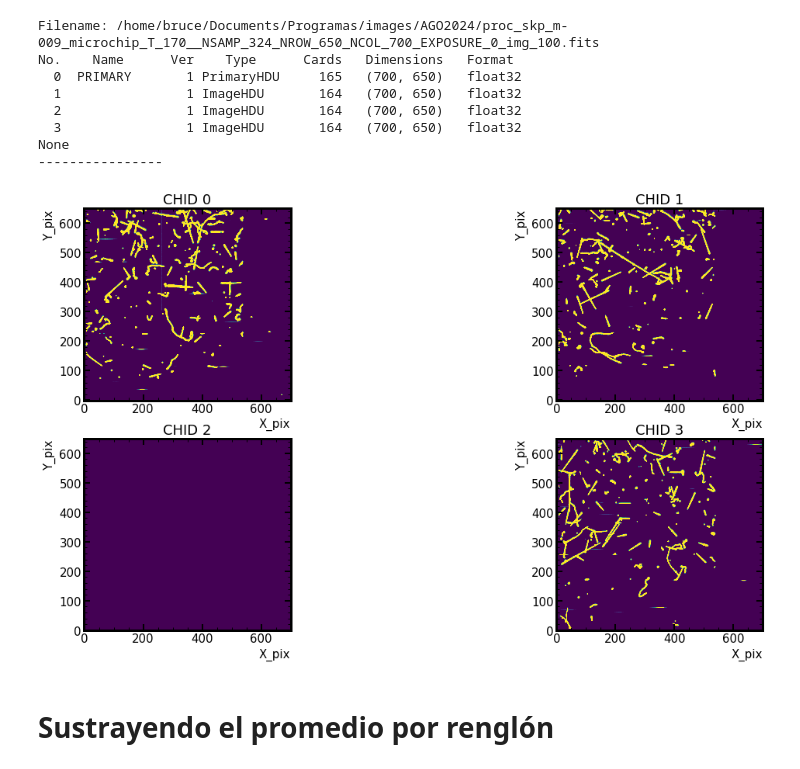
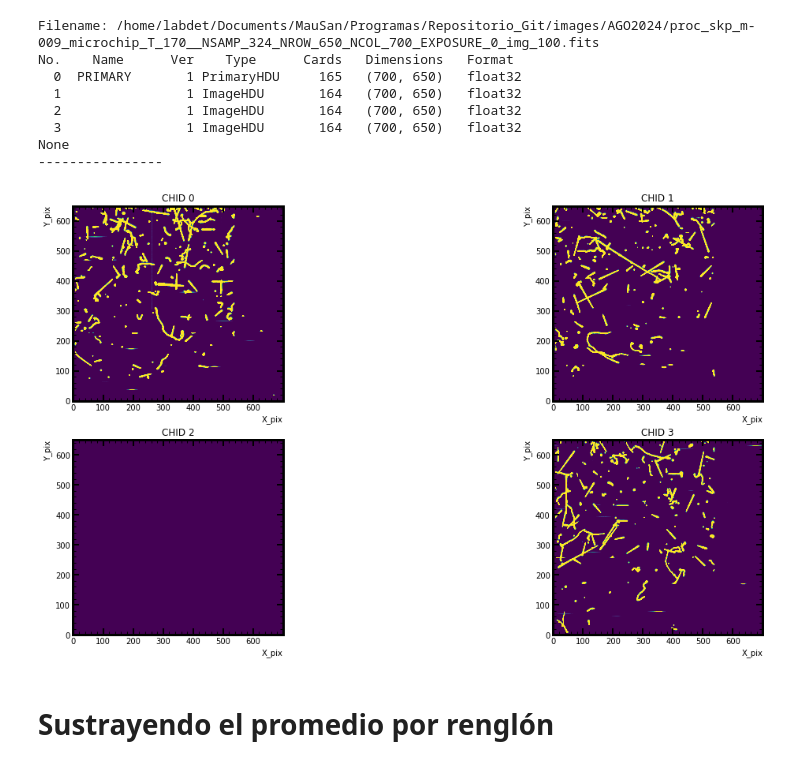
Before and after one commit to mausanram/CodigosICN, a Jupyter notebook: Catalogo_Eventos/Catalogo_Eventos_NSAMP.ipynb, the cells around one changed output. Cells and saved outputs as stored; diff of their text form; code cells hidden in the pictures.

```diff
--- a/Catalogo_Eventos/Catalogo_Eventos_NSAMP.ipynb
+++ b/Catalogo_Eventos/Catalogo_Eventos_NSAMP.ipynb
@@ -80,37 +78,37 @@ Colormap = 'jet'
 # path = '/home/bruce/Documents/Programas/images/ENE2024/proc_skp_m-009_microchip_T_170__Vv82_NSAMP_324_NROW_400_NCOL_700_EXPOSURE_0_NBINROW_1_NBINCOL_1_img_204.fits'
 
 
-# path = '/home/labdet/Documents/MauSan/Programas/Repositorio_Git/images/AGO2024/proc_skp_m-009_microchip_T_170__NSAMP_324_NROW_650_NCOL_700_EXPOSURE_0_img_100.fits'
+path = '/home/labdet/Documents/MauSan/Programas/Repositorio_Git/images/AGO2024/proc_skp_m-009_microchip_T_170__NSAMP_324_NROW_650_NCOL_700_EXPOSURE_0_img_100.fits'
 # path = '/home/labdet/Documents/MauSan/Programas/Repositorio_Git/images/ENE2024/proc_skp_m-009_microchip_T_170__Vv82_NSAMP_324_NROW_400_NCOL_700_EXPOSURE_0_NBINROW_1_NBINCOL_1_img_200.fits'
 
-path = '/home/bruce/Documents/Programas/images/AGO2024/proc_skp_m-009_microchip_T_170__NSAMP_324_NROW_650_NCOL_700_EXPOSURE_0_img_100.fits'
+# path = '/home/bruce/Documents/Programas/images/AGO2024/proc_skp_m-009_microchip_T_170__NSAMP_324_NROW_650_NCOL_700_EXPOSURE_0_img_100.fits'
 # path = '/home/bruce/Documents/Programas/images/AGO2024/proc_skp_m-009_microchip_T_170__NSAMP_324_NROW_650_NCOL_700_EXPOSURE_0_img_101.fits'
 # path = '/home/bruce/Documents/Programas/images/AGO2024/proc_skp_m-009_microchip_T_170__NSAMP_324_NROW_650_NCOL_700_EXPOSURE_0_img_102.fits'
 
 
 
 hdu_list = fits.open(path)
 print(hdu_list.info())
 print('----------------')
 # hdu_list[0].header
 plt.figure(figsize=(20,10))
 for i in range(4):
     plt.subplot(2,2,i+1)
     plt.imshow(hdu_list[i].data-np.median(hdu_list[i].data),vmin=1000,vmax=10000, cmap = 'viridis')
     plt.title('CHID '+str(i))
     plt.ylabel('Y_pix')
     plt.xlabel('X_pix')
 plt.show()
 # %% [output]
-Filename: /home/bruce/Documents/Programas/images/AGO2024/proc_skp_m-009_microchip_T_170__NSAMP_324_NROW_650_NCOL_700_EXPOSURE_0_img_100.fits
+Filename: /home/labdet/Documents/MauSan/Programas/Repositorio_Git/images/AGO2024/proc_skp_m-009_microchip_T_170__NSAMP_324_NROW_650_NCOL_700_EXPOSURE_0_img_100.fits
 No.    Name      Ver    Type      Cards   Dimensions   Format
   0  PRIMARY       1 PrimaryHDU     165   (700, 650)   float32
   1                1 ImageHDU       164   (700, 650)   float32
   2                1 ImageHDU       164   (700, 650)   float32
   3                1 ImageHDU       164   (700, 650)   float32
 None
 ----------------
-[figure, old version]
+[figure, new version]
 # %% [markdown]
 # Sustrayendo el promedio por renglón
 # %% [markdown]
```
Also changed, not shown: parts of 30 cells of this notebook, 1 other file.
